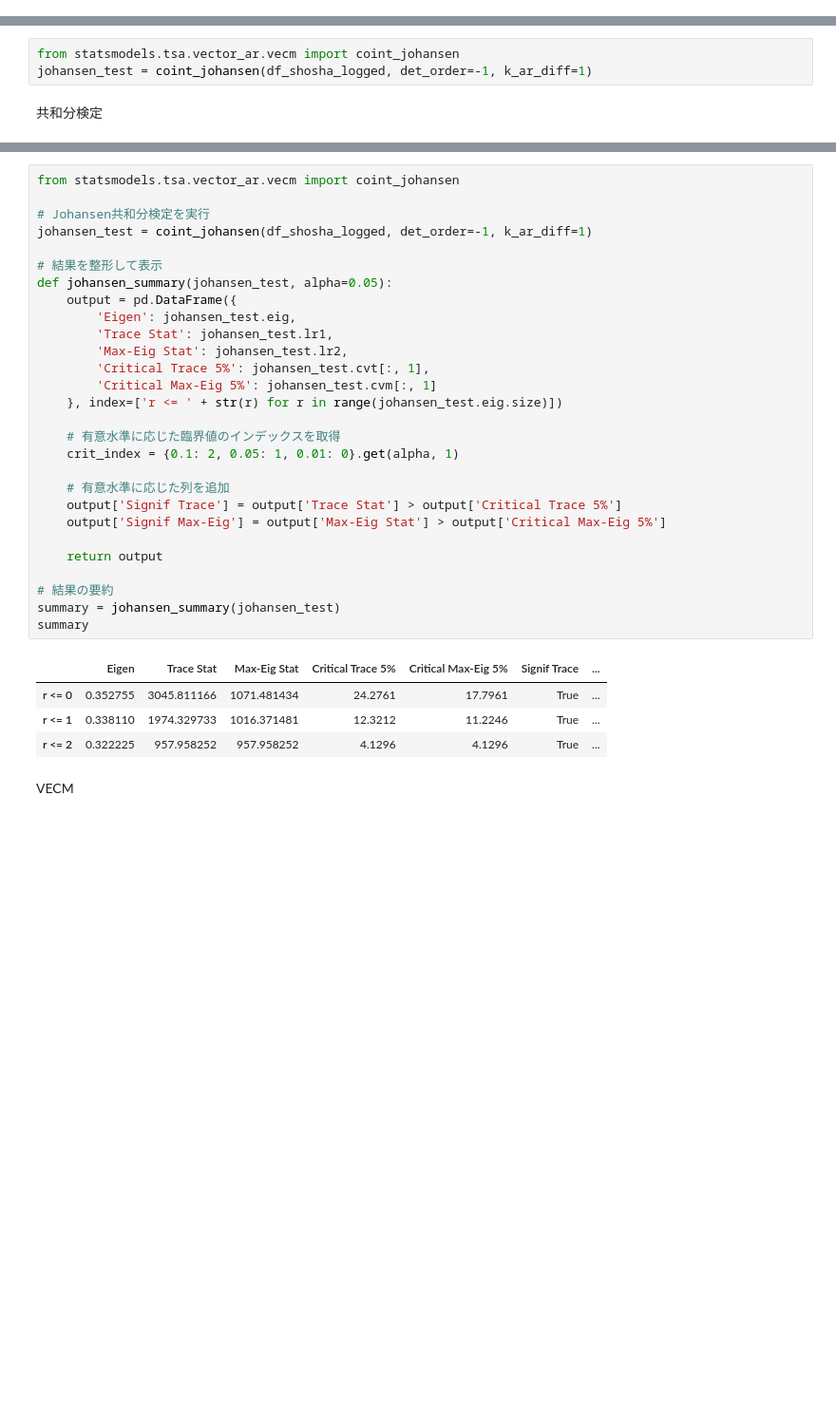
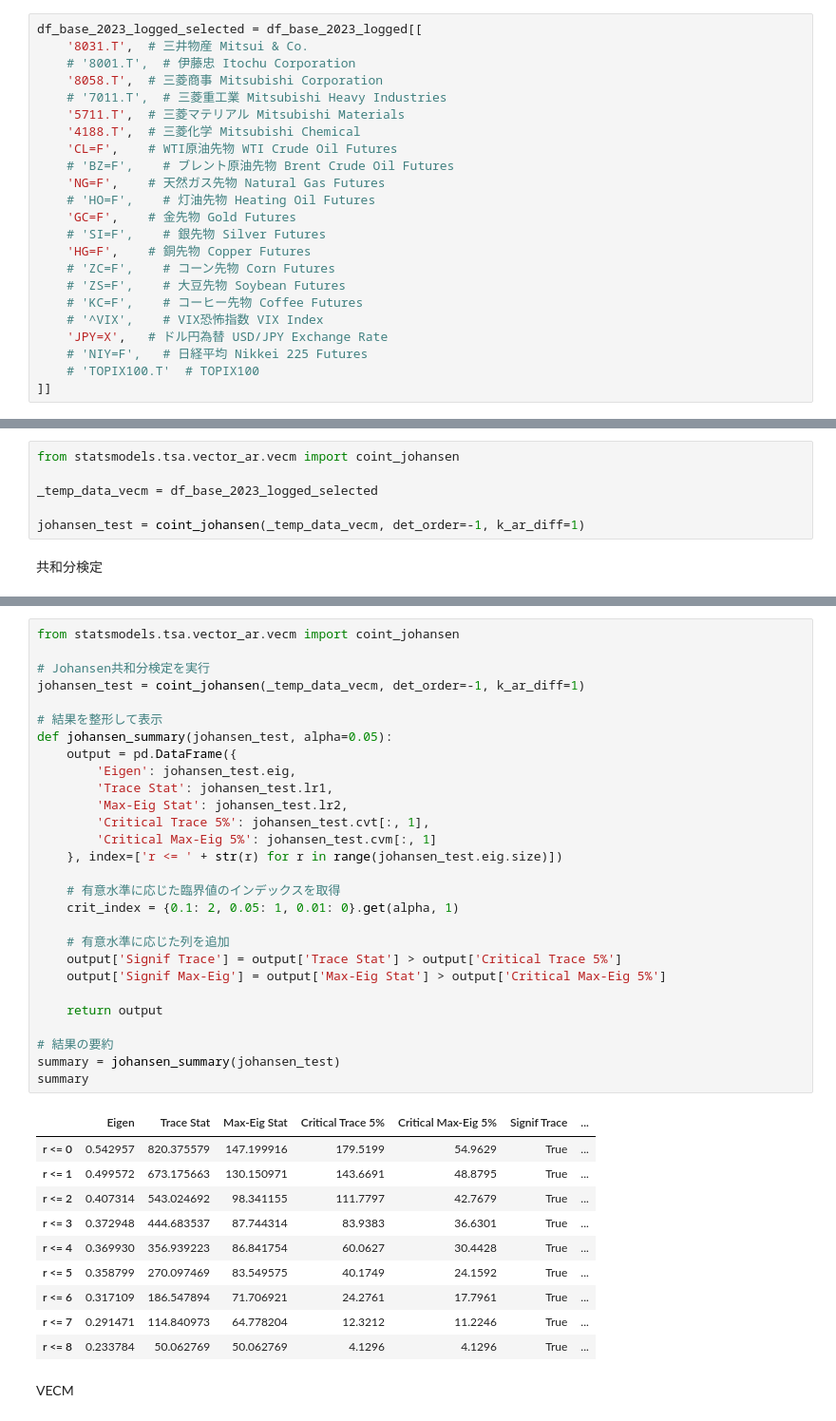
Before and after one commit to aguilarklyno/Fukuhara-Seminar, a Jupyter notebook: 23_11_24_week-05/main.ipynb, the cells around one changed output, grey strips where cells are left out. Shown at 95% size. Saved outputs shown, nothing was run; the diff lists cells and outputs as text; blank space fills up the shorter version.

```diff
--- a/23_11_24_week-05/main.ipynb
+++ b/23_11_24_week-05/main.ipynb
@@ -643,5 +622,28 @@ df_base_2023_logged_selected = df_base_2023_logged[[
 # %% [markdown]
 ## VAR
+# %%
+df_base_2023_logged_selected = df_base_2023_logged[[
+    '8031.T',  # 三井物産 Mitsui & Co.
+    # '8001.T',  # 伊藤忠 Itochu Corporation
+    '8058.T',  # 三菱商事 Mitsubishi Corporation
+    # '7011.T',  # 三菱重工業 Mitsubishi Heavy Industries
+    '5711.T',  # 三菱マテリアル Mitsubishi Materials
+    '4188.T',  # 三菱化学 Mitsubishi Chemical
+    'CL=F',    # WTI原油先物 WTI Crude Oil Futures
+    # 'BZ=F',    # ブレント原油先物 Brent Crude Oil Futures
+    'NG=F',    # 天然ガス先物 Natural Gas Futures
+    # 'HO=F',    # 灯油先物 Heating Oil Futures
+    'GC=F',    # 金先物 Gold Futures
+    # 'SI=F',    # 銀先物 Silver Futures
+    'HG=F',    # 銅先物 Copper Futures
+    # 'ZC=F',    # コーン先物 Corn Futures
+    # 'ZS=F',    # 大豆先物 Soybean Futures
+    # 'KC=F',    # コーヒー先物 Coffee Futures
+    # '^VIX',    # VIX恐怖指数 VIX Index
+    'JPY=X',   # ドル円為替 USD/JPY Exchange Rate
+    # 'NIY=F',   # 日経平均 Nikkei 225 Futures
+    # 'TOPIX100.T'  # TOPIX100
+]]
 # %% [markdown]
 VAR - 適用
 # %%
@@ -794,7 +889,10 @@ FEVD.plot()
 Johansen共和分検定
 # %%
 from statsmodels.tsa.vector_ar.vecm import coint_johansen
-johansen_test = coint_johansen(df_shosha_logged, det_order=-1, k_ar_diff=1)
+
+_temp_data_vecm = df_base_2023_logged_selected
+
+johansen_test = coint_johansen(_temp_data_vecm, det_order=-1, k_ar_diff=1)
 # %% [markdown]
 共和分検定
 # %%
@@ -814,36 +921,42 @@ print(johansen_test.max_eig_stat_crit_vals)
 # %%
 from statsmodels.tsa.vector_ar.vecm import coint_johansen
 
 # Johansen共和分検定を実行
-johansen_test = coint_johansen(df_shosha_logged, det_order=-1, k_ar_diff=1)
+johansen_test = coint_johansen(_temp_data_vecm, det_order=-1, k_ar_diff=1)
 
 # 結果を整形して表示
 def johansen_summary(johansen_test, alpha=0.05):
     output = pd.DataFrame({
         'Eigen': johansen_test.eig,
         'Trace Stat': johansen_test.lr1,
         'Max-Eig Stat': johansen_test.lr2,
         'Critical Trace 5%': johansen_test.cvt[:, 1],
         'Critical Max-Eig 5%': johansen_test.cvm[:, 1]
     }, index=['r <= ' + str(r) for r in range(johansen_test.eig.size)])
 
     # 有意水準に応じた臨界値のインデックスを取得
     crit_index = {0.1: 2, 0.05: 1, 0.01: 0}.get(alpha, 1)
 
     # 有意水準に応じた列を追加
     output['Signif Trace'] = output['Trace Stat'] > output['Critical Trace 5%']
     output['Signif Max-Eig'] = output['Max-Eig Stat'] > output['Critical Max-Eig 5%']
 
     return output
 
 # 結果の要約
 summary = johansen_summary(johansen_test)
 summary
 # %% [output]
 |  | Eigen | Trace Stat | Max-Eig Stat | Critical Trace 5% | Critical Max-Eig 5% | Signif Trace | ... |
-| r <= 0 | 0.352755 | 3045.811166 | 1071.481434 | 24.2761 | 17.7961 | True | ... |
-| r <= 1 | 0.338110 | 1974.329733 | 1016.371481 | 12.3212 | 11.2246 | True | ... |
-| r <= 2 | 0.322225 | 957.958252 | 957.958252 | 4.1296 | 4.1296 | True | ... |
+| r <= 0 | 0.542957 | 820.375579 | 147.199916 | 179.5199 | 54.9629 | True | ... |
+| r <= 1 | 0.499572 | 673.175663 | 130.150971 | 143.6691 | 48.8795 | True | ... |
+| r <= 2 | 0.407314 | 543.024692 | 98.341155 | 111.7797 | 42.7679 | True | ... |
+| r <= 3 | 0.372948 | 444.683537 | 87.744314 | 83.9383 | 36.6301 | True | ... |
+| r <= 4 | 0.369930 | 356.939223 | 86.841754 | 60.0627 | 30.4428 | True | ... |
+| r <= 5 | 0.358799 | 270.097469 | 83.549575 | 40.1749 | 24.1592 | True | ... |
+| r <= 6 | 0.317109 | 186.547894 | 71.706921 | 24.2761 | 17.7961 | True | ... |
+| r <= 7 | 0.291471 | 114.840973 | 64.778204 | 12.3212 | 11.2246 | True | ... |
+| r <= 8 | 0.233784 | 50.062769 | 50.062769 | 4.1296 | 4.1296 | True | ... |
 # %% [markdown]
 VECM
 # %%
```
Also changed, not shown: parts of 25 cells of this notebook.
